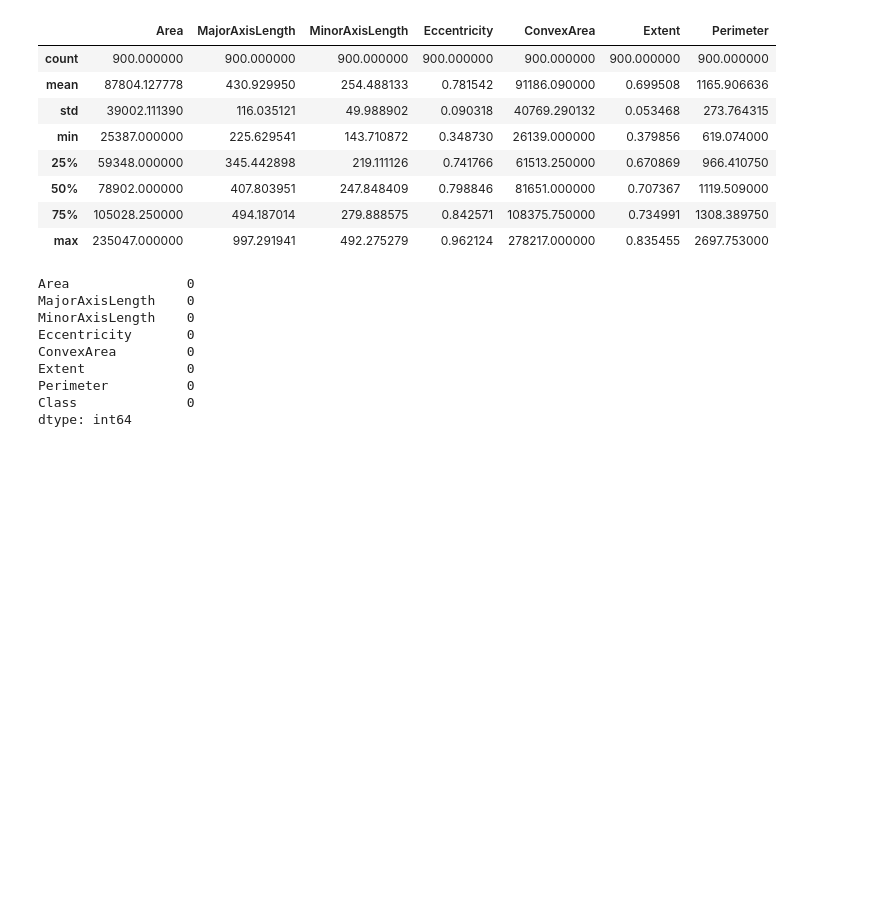
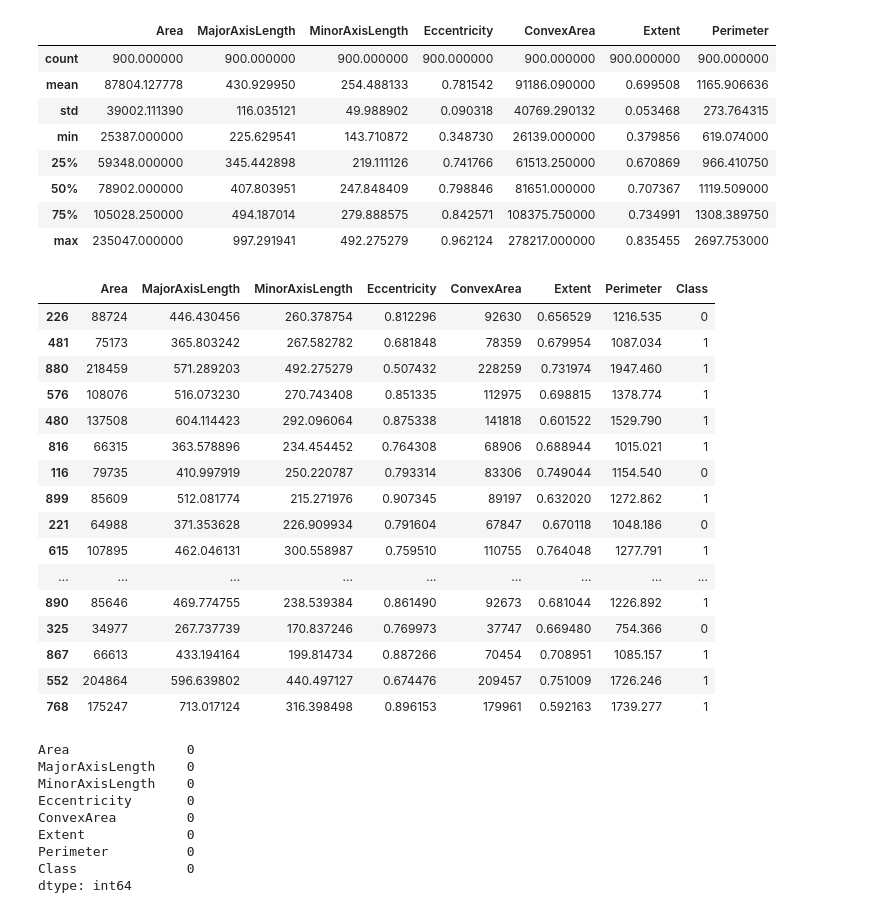
Before and after one commit to Ca1eb3/RaisinClassification, a Jupyter notebook: MachineLearning.ipynb, the cells around one changed output. Saved outputs shown, nothing was run; the diff lists cells and outputs as text; code cells hidden in the pictures; blank space fills up the shorter version.

Commit message:
change class names to 0 or 1

```diff
--- a/MachineLearning.ipynb
+++ b/MachineLearning.ipynb
@@ -40,6 +40,29 @@ dataset.describe()
 | 50% | 78902.000000 | 407.803951 | 247.848409 | 0.798846 | 81651.000000 | 0.707367 | 1119.509000 |
 | 75% | 105028.250000 | 494.187014 | 279.888575 | 0.842571 | 108375.750000 | 0.734991 | 1308.389750 |
 | max | 235047.000000 | 997.291941 | 492.275279 | 0.962124 | 278217.000000 | 0.835455 | 2697.753000 |
+# %%
+# replace class names with 0 or 1 values for classification
+dataset = dataset.replace('Kecimen', 0)
+dataset = dataset.replace('Besni', 1)
+dataset.sample(20)
+# %% [output]
+|  | Area | MajorAxisLength | MinorAxisLength | Eccentricity | ConvexArea | Extent | Perimeter | Class |
+| 226 | 88724 | 446.430456 | 260.378754 | 0.812296 | 92630 | 0.656529 | 1216.535 | 0 |
+| 481 | 75173 | 365.803242 | 267.582782 | 0.681848 | 78359 | 0.679954 | 1087.034 | 1 |
+| 880 | 218459 | 571.289203 | 492.275279 | 0.507432 | 228259 | 0.731974 | 1947.460 | 1 |
+| 576 | 108076 | 516.073230 | 270.743408 | 0.851335 | 112975 | 0.698815 | 1378.774 | 1 |
+| 480 | 137508 | 604.114423 | 292.096064 | 0.875338 | 141818 | 0.601522 | 1529.790 | 1 |
+| 816 | 66315 | 363.578896 | 234.454452 | 0.764308 | 68906 | 0.688944 | 1015.021 | 1 |
+| 116 | 79735 | 410.997919 | 250.220787 | 0.793314 | 83306 | 0.749044 | 1154.540 | 0 |
+| 899 | 85609 | 512.081774 | 215.271976 | 0.907345 | 89197 | 0.632020 | 1272.862 | 1 |
+| 221 | 64988 | 371.353628 | 226.909934 | 0.791604 | 67847 | 0.670118 | 1048.186 | 0 |
+| 615 | 107895 | 462.046131 | 300.558987 | 0.759510 | 110755 | 0.764048 | 1277.791 | 1 |
+| ... | ... | ... | ... | ... | ... | ... | ... | ... |
+| 890 | 85646 | 469.774755 | 238.539384 | 0.861490 | 92673 | 0.681044 | 1226.892 | 1 |
+| 325 | 34977 | 267.737739 | 170.837246 | 0.769973 | 37747 | 0.669480 | 754.366 | 0 |
+| 867 | 66613 | 433.194164 | 199.814734 | 0.887266 | 70454 | 0.708951 | 1085.157 | 1 |
+| 552 | 204864 | 596.639802 | 440.497127 | 0.674476 | 209457 | 0.751009 | 1726.246 | 1 |
+| 768 | 175247 | 713.017124 | 316.398498 | 0.896153 | 179961 | 0.592163 | 1739.277 | 1 |
 # %%
 # count the missing values
 dataset.isnull().sum()
```
